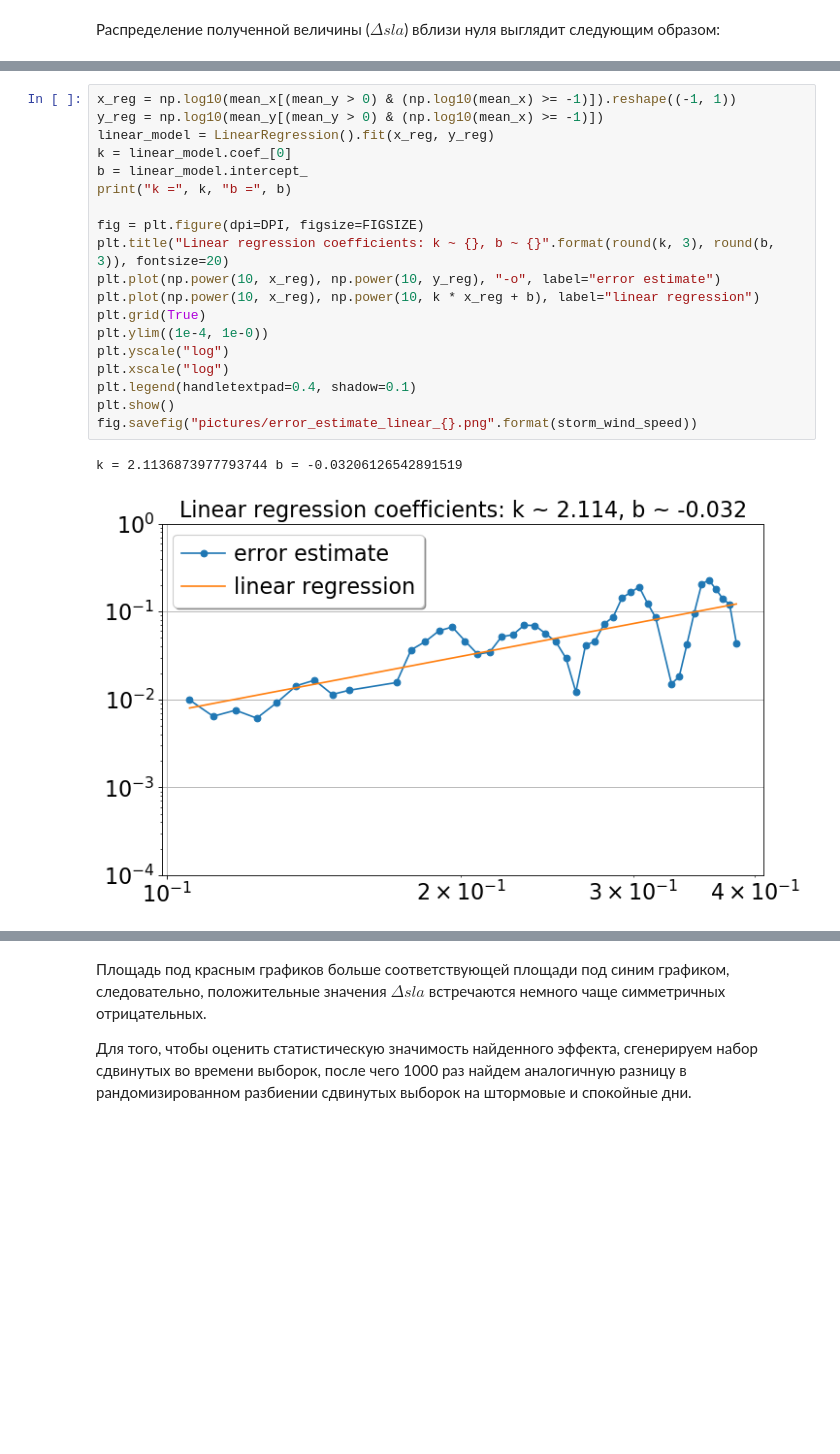
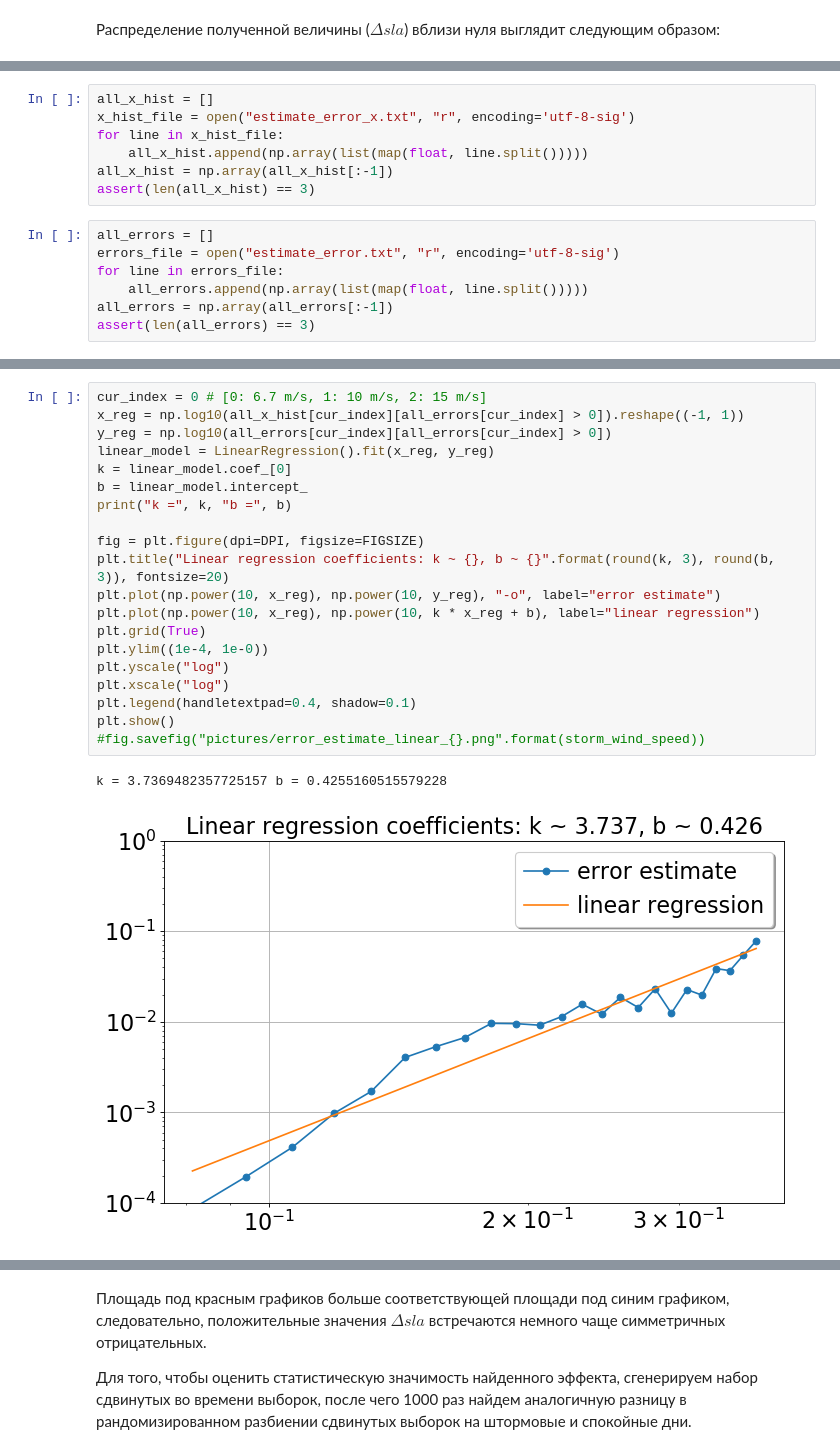
Before and after one commit to ebsamorodova/SlaAndWindProject, a Jupyter notebook: GetSubsetsProbabilityDifference.ipynb, the cells around one changed output, grey strips where cells are left out. Drawn from its saved outputs; the diff is of its cells as text; blank space fills up the shorter version.

```diff
--- a/GetSubsetsProbabilityDifference.ipynb
+++ b/GetSubsetsProbabilityDifference.ipynb
@@ -238,0 +179,14 @@ fig.savefig("pictures/error_per_delta_6.7_10.png".format(storm_wind_speed))
+# %%
+all_x_hist = []
+x_hist_file = open("estimate_error_x.txt", "r", encoding='utf-8-sig')
+for line in x_hist_file:
+    all_x_hist.append(np.array(list(map(float, line.split()))))
+all_x_hist = np.array(all_x_hist[:-1])
+assert(len(all_x_hist) == 3)
+# %%
+all_errors = []
+errors_file = open("estimate_error.txt", "r", encoding='utf-8-sig')
+for line in errors_file:
+    all_errors.append(np.array(list(map(float, line.split()))))
+all_errors = np.array(all_errors[:-1])
+assert(len(all_errors) == 3)
@@ -239,22 +256,23 @@ fig.savefig("pictures/error_per_delta_6.7_10.png".format(storm_wind_speed))
 # %%
-x_reg = np.log10(mean_x[(mean_y > 0) & (np.log10(mean_x) >= -1)]).reshape((-1, 1))
-y_reg = np.log10(mean_y[(mean_y > 0) & (np.log10(mean_x) >= -1)])
+cur_index = 0 # [0: 6.7 m/s, 1: 10 m/s, 2: 15 m/s]
+x_reg = np.log10(all_x_hist[cur_index][all_errors[cur_index] > 0]).reshape((-1, 1))
+y_reg = np.log10(all_errors[cur_index][all_errors[cur_index] > 0])
 linear_model = LinearRegression().fit(x_reg, y_reg)
 k = linear_model.coef_[0]
 b = linear_model.intercept_
 print("k =", k, "b =", b)
 
 fig = plt.figure(dpi=DPI, figsize=FIGSIZE)
 plt.title("Linear regression coefficients: k ~ {}, b ~ {}".format(round(k, 3), round(b, 3)), fontsize=20)
 plt.plot(np.power(10, x_reg), np.power(10, y_reg), "-o", label="error estimate")
 plt.plot(np.power(10, x_reg), np.power(10, k * x_reg + b), label="linear regression")
 plt.grid(True)
 plt.ylim((1e-4, 1e-0))
 plt.yscale("log")
 plt.xscale("log")
 plt.legend(handletextpad=0.4, shadow=0.1)
 plt.show()
-fig.savefig("pictures/error_estimate_linear_{}.png".format(storm_wind_speed))
+#fig.savefig("pictures/error_estimate_linear_{}.png".format(storm_wind_speed))
 # %% [output]
-k = 2.1136873977793744 b = -0.03206126542891519
+k = 3.7369482357725157 b = 0.4255160515579228
-[figure, old version]
+[figure, new version]
```
Also changed, not shown: parts of 21 cells of this notebook.
